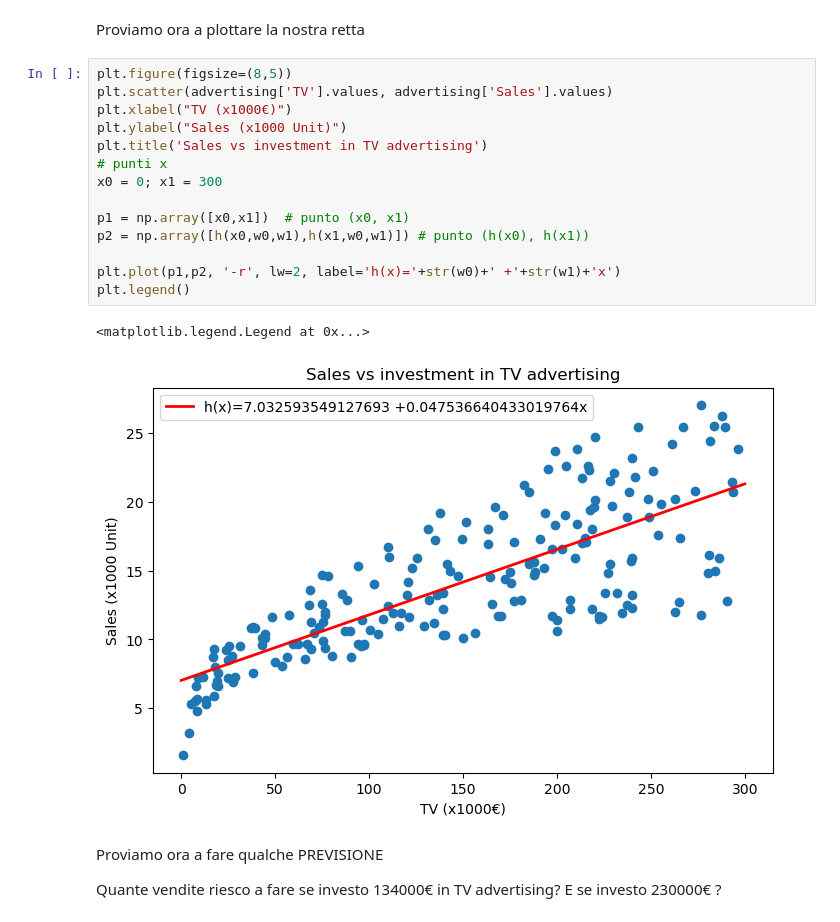
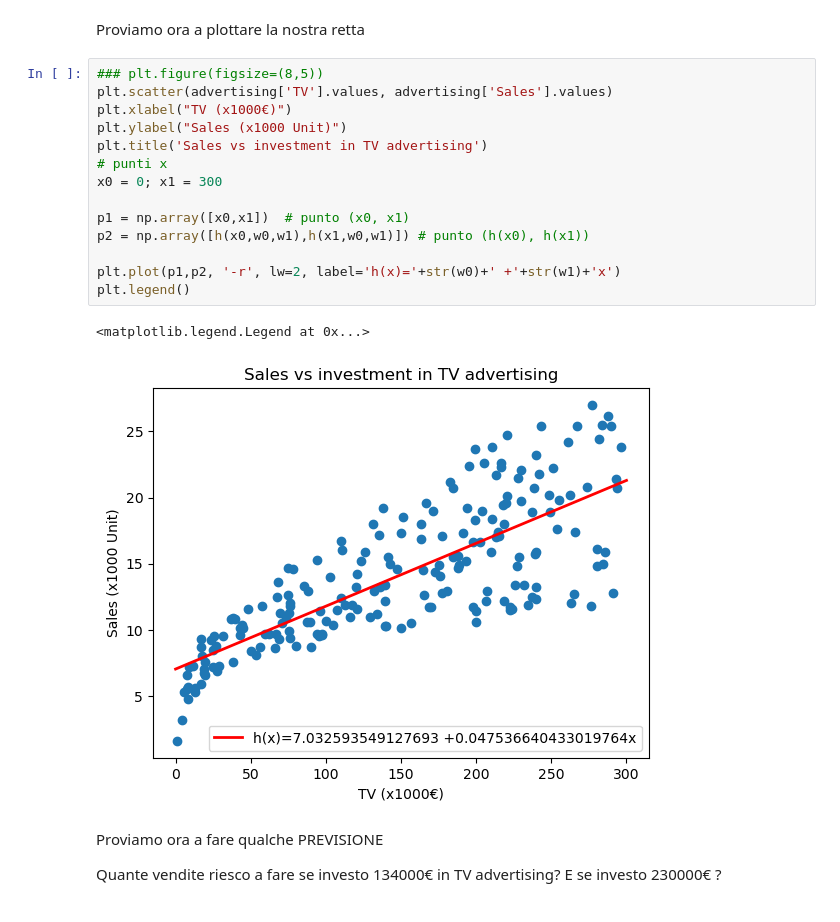
Before and after one commit to pal-dev-labs/Artificial-Intelligence-with-Python, a Jupyter notebook: 8-Intro-Supervised-Learning.ipynb, the cells around one changed output. Cells and saved outputs as stored; diff of their text form.

```diff
--- a/8-Intro-Supervised-Learning.ipynb
+++ b/8-Intro-Supervised-Learning.ipynb
@@ -153,22 +153,22 @@ Il valore di w1 è:  0.047536640433019764
 # %% [markdown]
 Proviamo ora a plottare la nostra retta
 # %%
-plt.figure(figsize=(8,5))
+### plt.figure(figsize=(8,5))
 plt.scatter(advertising['TV'].values, advertising['Sales'].values)
 plt.xlabel("TV (x1000€)")
 plt.ylabel("Sales (x1000 Unit)")
 plt.title('Sales vs investment in TV advertising')
 # punti x
 x0 = 0; x1 = 300
 
 p1 = np.array([x0,x1])  # punto (x0, x1)
 p2 = np.array([h(x0,w0,w1),h(x1,w0,w1)]) # punto (h(x0), h(x1))
 
 plt.plot(p1,p2, '-r', lw=2, label='h(x)='+str(w0)+' +'+str(w1)+'x')
 plt.legend()
 # %% [output]
 <matplotlib.legend.Legend at 0x...>
-[figure, old version]
+[figure, new version]
 # %% [markdown]
 Proviamo ora a fare qualche PREVISIONE
 
```
Also changed, not shown: 1 other file.
